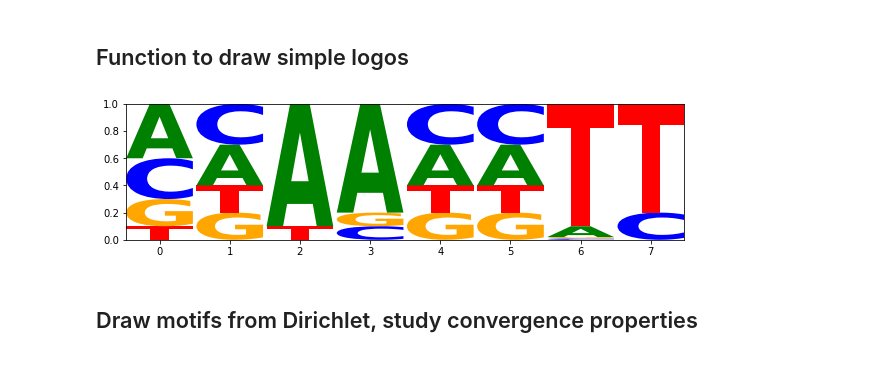
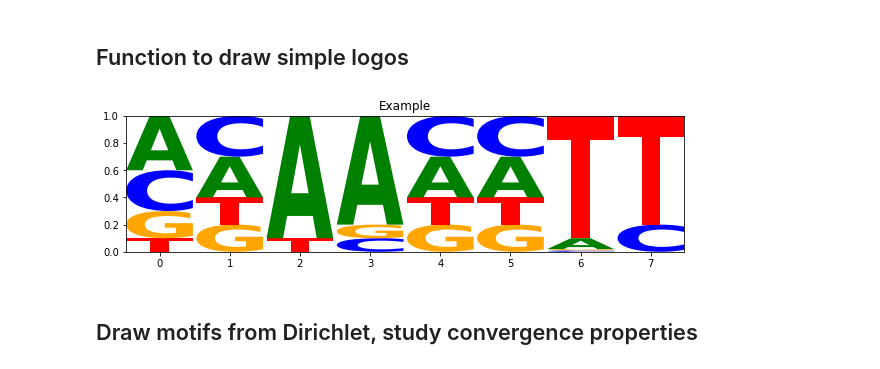
Before and after one commit to regevs/practical, a Jupyter notebook: EM.ipynb, the cells around one changed output. Drawn from its saved outputs; the diff is of its cells as text; code cells hidden in the pictures.

```diff
--- a/EM.ipynb
+++ b/EM.ipynb
@@ -268,20 +273,21 @@ for ax, n_iter_to_see in zip(axs, [0, 10, 20, 50]):
 # %%
 import logomaker
 import pandas as pd
 import warnings
 
-def draw_motif(motif):
+def draw_motif(motif, title=""):
     # Make dataframe for logomake
     df = pd.DataFrame(motif, columns=["A", "C", "G", "T"])
     logo = logomaker.Logo(df)
 
     with warnings.catch_warnings():
         warnings.simplefilter("ignore")
+        logo.ax.set_title(title)
         logo.fig.show()
 
-draw_motif(motif)
+draw_motif(motif, "Example")
 # %% [output]
-[figure, old version]
+[figure, new version]
 # %% [markdown]
 ## Draw motifs from Dirichlet, study convergence properties
 # %%
```
Also changed, not shown: parts of 33 cells of this notebook.
